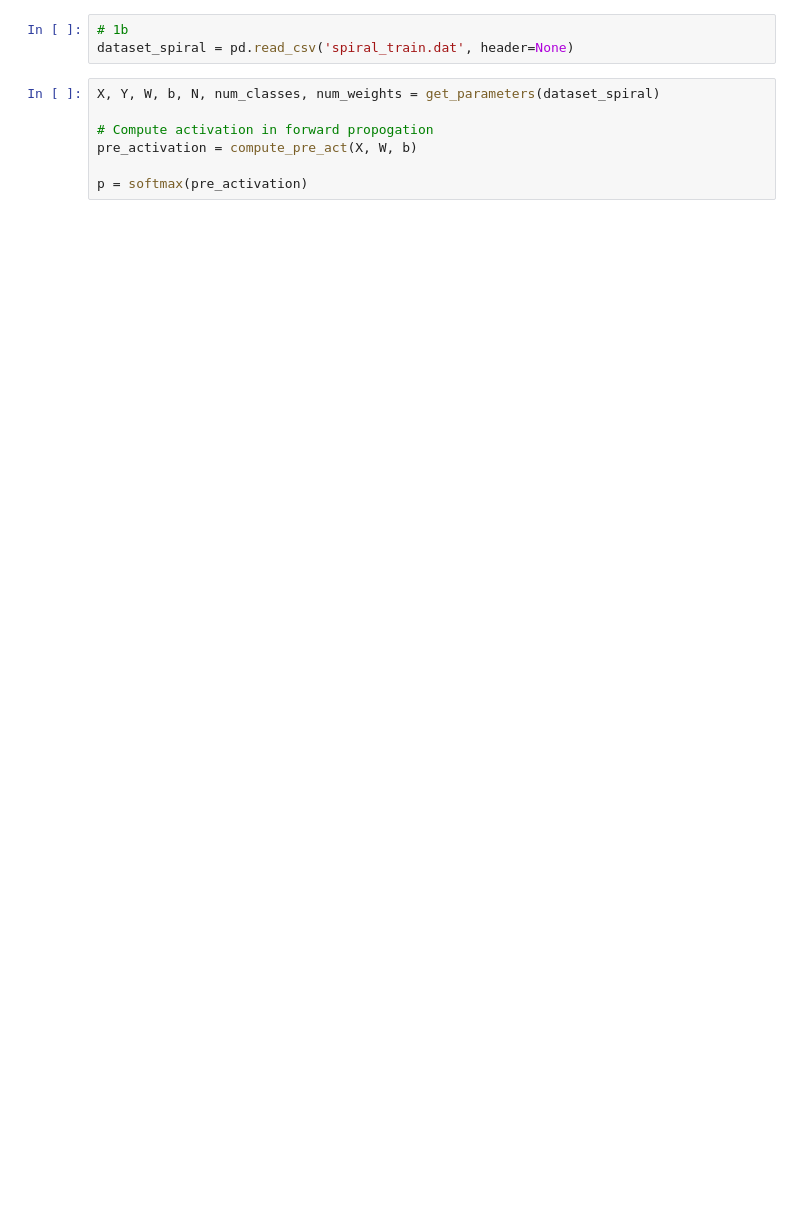
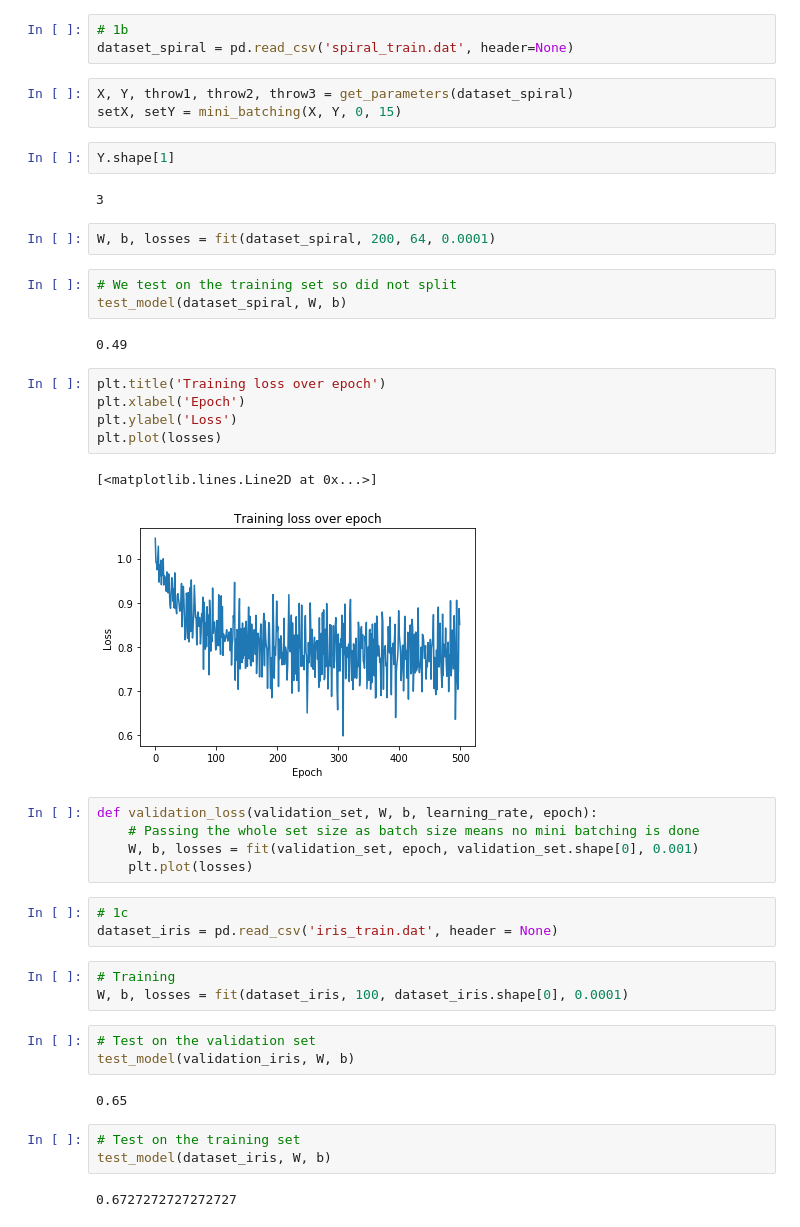
Before and after one commit to amnag94/Machine-Learning, a Jupyter notebook: nn_with_grad_check.ipynb, the cells around one changed output. Drawn from its saved outputs; the diff is of its cells as text; blank space fills up the shorter version.

```diff
--- a/nn_with_grad_check.ipynb
+++ b/nn_with_grad_check.ipynb
@@ -151,10 +299,46 @@ Name: 0, dtype: uint8
 # %%
 # 1b
 dataset_spiral = pd.read_csv('spiral_train.dat', header=None)
-# %%
-X, Y, W, b, N, num_classes, num_weights = get_parameters(dataset_spiral)
-
-# Compute activation in forward propogation
-pre_activation = compute_pre_act(X, W, b)
-
-p = softmax(pre_activation)
+# %%
+X, Y, throw1, throw2, throw3 = get_parameters(dataset_spiral)
+setX, setY = mini_batching(X, Y, 0, 15)
+# %%
+Y.shape[1]
+# %% [output]
+3
+# %%
+W, b, losses = fit(dataset_spiral, 200, 64, 0.0001)
+# %%
+# We test on the training set so did not split
+test_model(dataset_spiral, W, b)
+# %% [output]
+0.49
+# %%
+plt.title('Training loss over epoch')
+plt.xlabel('Epoch')
+plt.ylabel('Loss')
+plt.plot(losses)
+# %% [output]
+[<matplotlib.lines.Line2D at 0x...>]
+[figure, added]
+# %%
+def validation_loss(validation_set, W, b, learning_rate, epoch):
+    # Passing the whole set size as batch size means no mini batching is done
+    W, b, losses = fit(validation_set, epoch, validation_set.shape[0], 0.001)
+    plt.plot(losses)
+# %%
+# 1c
+dataset_iris = pd.read_csv('iris_train.dat', header = None)
+# %%
+# Training
+W, b, losses = fit(dataset_iris, 100, dataset_iris.shape[0], 0.0001)
+# %%
+# Test on the validation set
+test_model(validation_iris, W, b)
+# %% [output]
+0.65
+# %%
+# Test on the training set
+test_model(dataset_iris, W, b)
+# %% [output]
+0.6727272727272727
```
Also changed, not shown: parts of 39 cells of this notebook, 7 other files.
